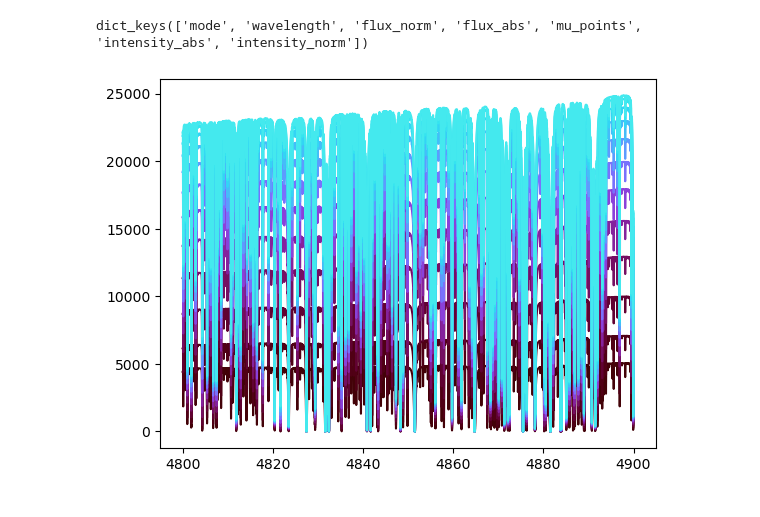
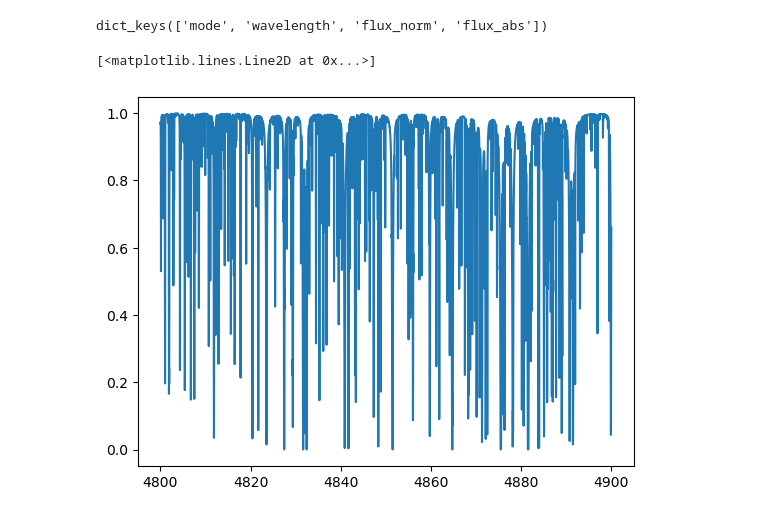
Before and after one commit to maja-jablonska/Turbospectrum_NLTE, a Jupyter notebook: plot.ipynb, the cells around one changed output. Drawn from its saved outputs; the diff is of its cells as text; code cells hidden in the pictures.

```diff
--- a/plot.ipynb
+++ b/plot.ipynb
@@ -11,15 +11,22 @@ sys.path.append(os.path.abspath('scripts'))
 
 from turbospectrum_utils import read_spectrum
 # %%
-spec = read_spectrum('/Users/mjablons/Documents/Turbospectrum_NLTE/spectra/p2500_g+3.0_m0.0_t01_st_z+0.00_a+0.00_c+0.00_n+0.00_o+0.00_r+0.00_s+0.00.intensity.spec')
+ROOT = "/Users/mjablons/Documents/Turbospectrum_NLTE"
+
+
+spec1 = read_spectrum('config_test/p2500_g+3.0_m0.0_t01_st_z+0.00_a+0.00_c+0.00_n+0.00_o+0.00_r+0.00_s+0.00.spec')
+
+spec2 = read_spectrum('config_test_hline/p2500_g+3.0_m0.0_t01_st_z+0.00_a+0.00_c+0.00_n+0.00_o+0.00_r+0.00_s+0.00.spec')
+
+spec3 = read_spectrum('config_test_feh/p2500_g+3.0_m0.0_t01_st_z+0.00_a+0.00_c+0.00_n+0.00_o+0.00_r+0.00_s+0.00.spec')
+spec4 = read_spectrum('config_test_feh/p3500_g+3.0_m0.0_t01_st_z+0.00_a+0.00_c+0.00_n+0.00_o+0.00_r+0.00_s+0.00.spec')
 # %%
-spec.keys()
+spec1.keys()
 # %% [output]
-dict_keys(['mode', 'wavelength', 'flux_norm', 'flux_abs', 'mu_points', 'intensity_abs', 'intensity_norm'])
+dict_keys(['mode', 'wavelength', 'flux_norm', 'flux_abs'])
 # %%
 import cmasher as cmr
-
-for mu in spec['mu_points']:
-    plt.plot(spec['wavelength'], spec['intensity_abs'][mu], color=cmr.gem(mu))
+plt.plot(spec1['wavelength'], spec1['flux_norm'])
 # %% [output]
+[<matplotlib.lines.Line2D at 0x...>]
-[figure, old version]
+[figure, new version]
```
Also changed, not shown: parts of 3 cells of this notebook, 9 other files.
